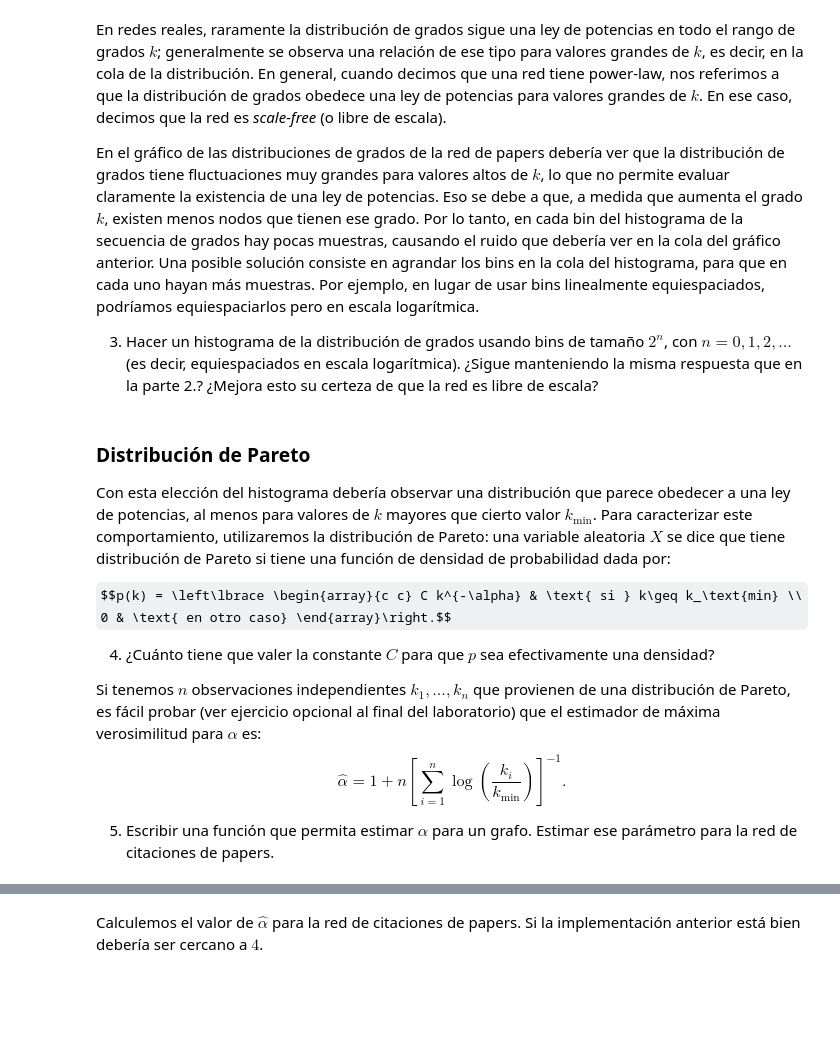
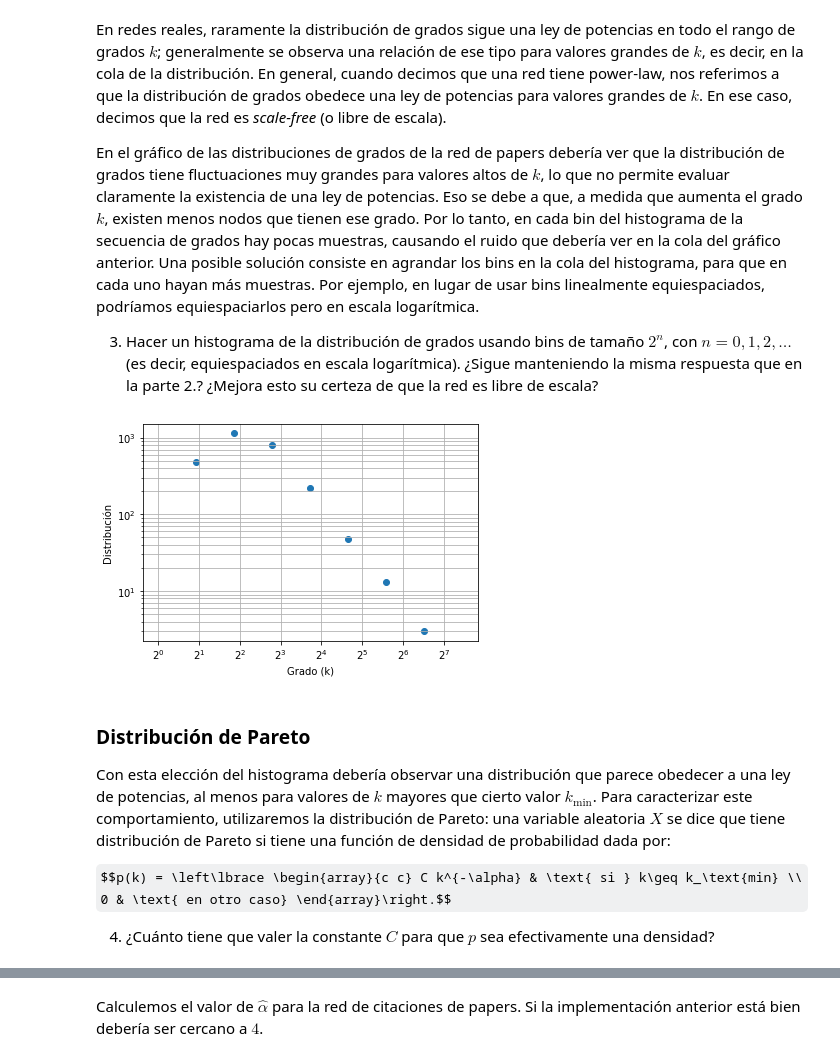
Before and after one commit to j-oflaherty/AA-grafos, a Jupyter notebook: lab2/Lab2_AAG2025.ipynb, the cells around one changed output, grey strips where cells are left out. Drawn from its saved outputs; the diff is of its cells as text; code cells hidden in the pictures; some formulas as TeX source; blank space fills up the shorter version.

```diff
--- a/lab2/Lab2_AAG2025.ipynb
+++ b/lab2/Lab2_AAG2025.ipynb
@@ -140,3 +161,23 @@ En el gráfico de las distribuciones de grados de la red de papers debería ver
+# %%
+# TODO:  Dibujar histograma de grados, con bins equiespaciados en escala
+# logarítmica.
+
+############# Tu código acá #############
+log_base = 2
+linspace = np.logspace(0, np.log10(max(deg_sequence)) / np.log10(log_base), 10, base=log_base)
+log_hist_degree_distribution, _ = np.histogram(deg_sequence, bins=linspace)
+
+plt.scatter(linspace[:-1], log_hist_degree_distribution)
+plt.xscale("log", base=2)
+plt.xlabel("Grado (k)")
+plt.yscale("log")
+plt.ylabel("Distribución")
+plt.grid(which='both')
+plt.show()
+
+#########################################
+# %% [output]
+[figure, added]
 # %% [markdown]
 ### Distribución de Pareto
 Con esta elección del histograma debería observar una distribución que parece obedecer a una ley de potencias, al menos para valores de $k$ mayores que cierto valor $k_\text{min}$. Para caracterizar este comportamiento, utilizaremos la distribución de Pareto: una variable aleatoria $X$ se dice que tiene distribución de Pareto si tiene una función de densidad de probabilidad dada por:
@@ -144,8 +185,3 @@ Con esta elección del histograma debería observar una distribución que parece
 $$p(k) = \left\lbrace \begin{array}{c c} C k^{-\alpha} & \text{ si } k\geq k_\text{min} \\ 0 & \text{ en otro caso} \end{array}\right.$$
 
 4. ¿Cuánto tiene que valer la constante $C$ para que $p$ sea efectivamente una densidad?
-
-Si tenemos $n$ observaciones independientes $k_1, \dots,k_n$ que provienen de una distribución de Pareto, es fácil probar (ver ejercicio opcional al final del laboratorio) que el estimador de máxima verosimilitud para $\alpha$ es:
-$$\hat{\alpha} = 1 + n \left[\sum_{i=1}^n \log \left(\frac{k_i}{k_\text{min}}\right)\right]^{-1}.$$
-
-5. Escribir una función que permita estimar $\alpha$ para un grafo. Estimar ese parámetro para la red de citaciones de papers.
```
Also changed, not shown: parts of 18 cells of this notebook, 1 other file.
